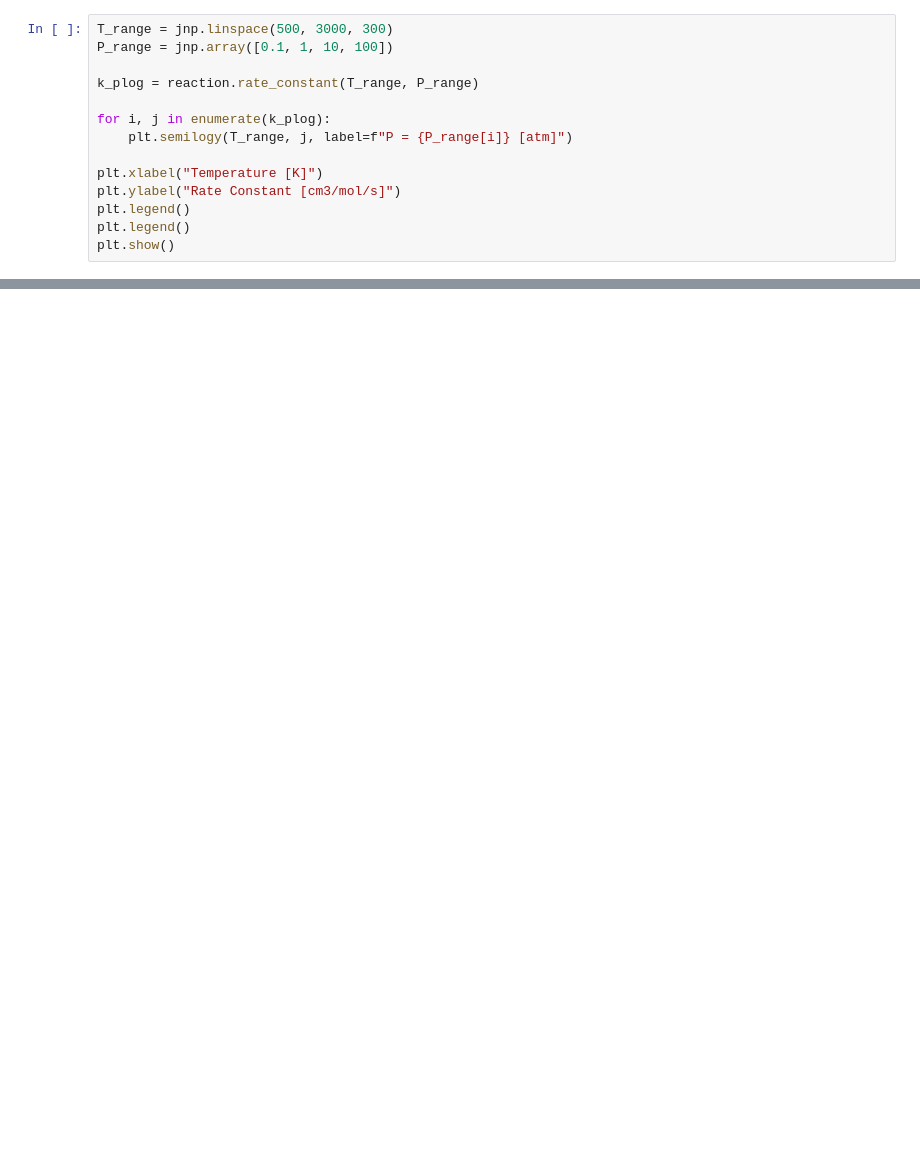
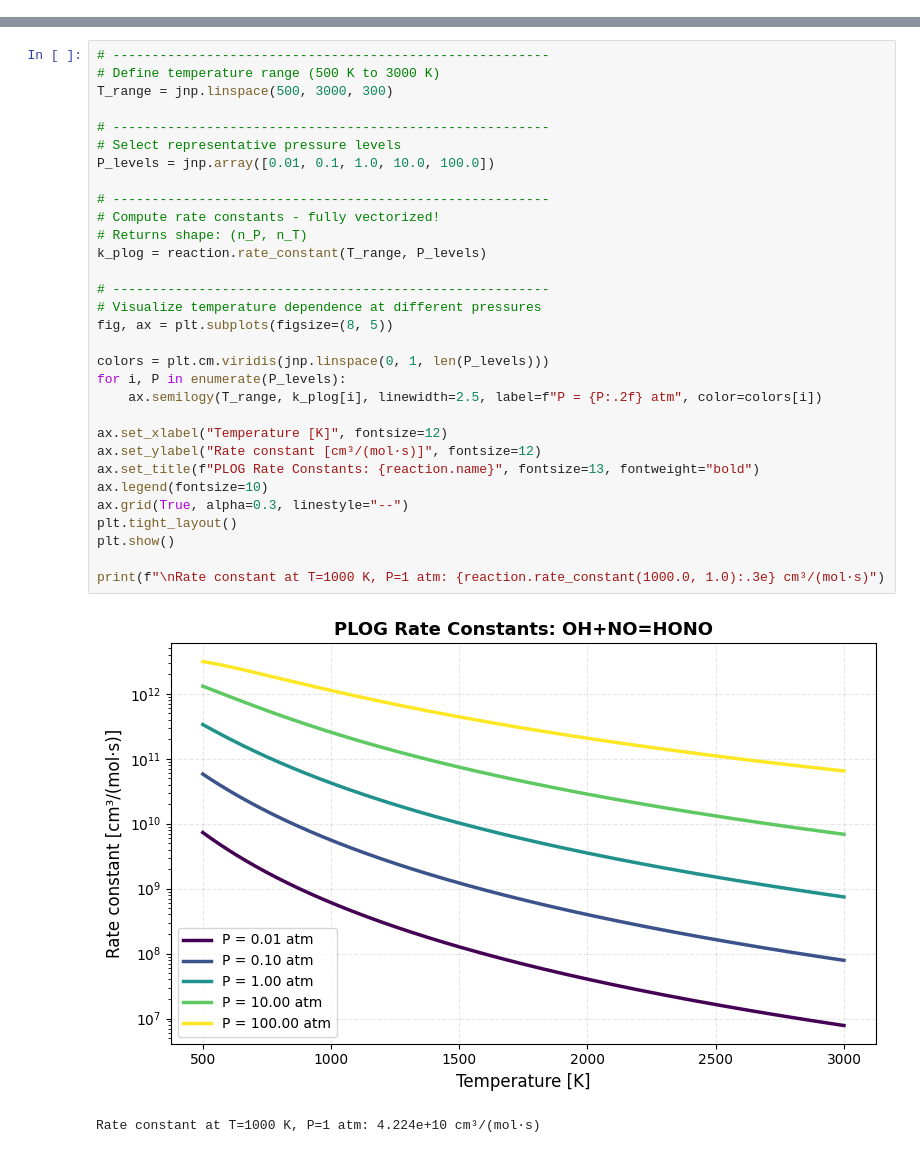
Before and after one commit to tdinelli/diffPLOG2TROE, a Jupyter notebook: examples/rate_constant/PLOG.ipynb, the cells around one changed output, grey strips where cells are left out. Cells and saved outputs as stored; diff of their text form; blank space fills up the shorter version.

```diff
--- a/examples/rate_constant/PLOG.ipynb
+++ b/examples/rate_constant/PLOG.ipynb
@@ -125,14 +139,0 @@ Plog(
-# %%
-T_range = jnp.linspace(500, 3000, 300)
-P_range = jnp.array([0.1, 1, 10, 100])
-
-k_plog = reaction.rate_constant(T_range, P_range)
-
-for i, j in enumerate(k_plog):
-    plt.semilogy(T_range, j, label=f"P = {P_range[i]} [atm]")
-
-plt.xlabel("Temperature [K]")
-plt.ylabel("Rate Constant [cm3/mol/s]")
-plt.legend()
-plt.legend()
-plt.show()
@@ -140,0 +155,34 @@ plt.show()
+# %%
+# --------------------------------------------------------
+# Define temperature range (500 K to 3000 K)
+T_range = jnp.linspace(500, 3000, 300)
+
+# --------------------------------------------------------
+# Select representative pressure levels
+P_levels = jnp.array([0.01, 0.1, 1.0, 10.0, 100.0])
+
+# --------------------------------------------------------
+# Compute rate constants - fully vectorized!
+# Returns shape: (n_P, n_T)
+k_plog = reaction.rate_constant(T_range, P_levels)
+
+# --------------------------------------------------------
+# Visualize temperature dependence at different pressures
+fig, ax = plt.subplots(figsize=(8, 5))
+
+colors = plt.cm.viridis(jnp.linspace(0, 1, len(P_levels)))
+for i, P in enumerate(P_levels):
+    ax.semilogy(T_range, k_plog[i], linewidth=2.5, label=f"P = {P:.2f} atm", color=colors[i])
+
+ax.set_xlabel("Temperature [K]", fontsize=12)
+ax.set_ylabel("Rate constant [cm³/(mol·s)]", fontsize=12)
+ax.set_title(f"PLOG Rate Constants: {reaction.name}", fontsize=13, fontweight="bold")
+ax.legend(fontsize=10)
+ax.grid(True, alpha=0.3, linestyle="--")
+plt.tight_layout()
+plt.show()
+
+print(f"\nRate constant at T=1000 K, P=1 atm: {reaction.rate_constant(1000.0, 1.0):.3e} cm³/(mol·s)")
+# %% [output]
+[figure, added]
+Rate constant at T=1000 K, P=1 atm: 4.224e+10 cm³/(mol·s)
```
Also changed, not shown: parts of 15 cells of this notebook, 5 other files.
